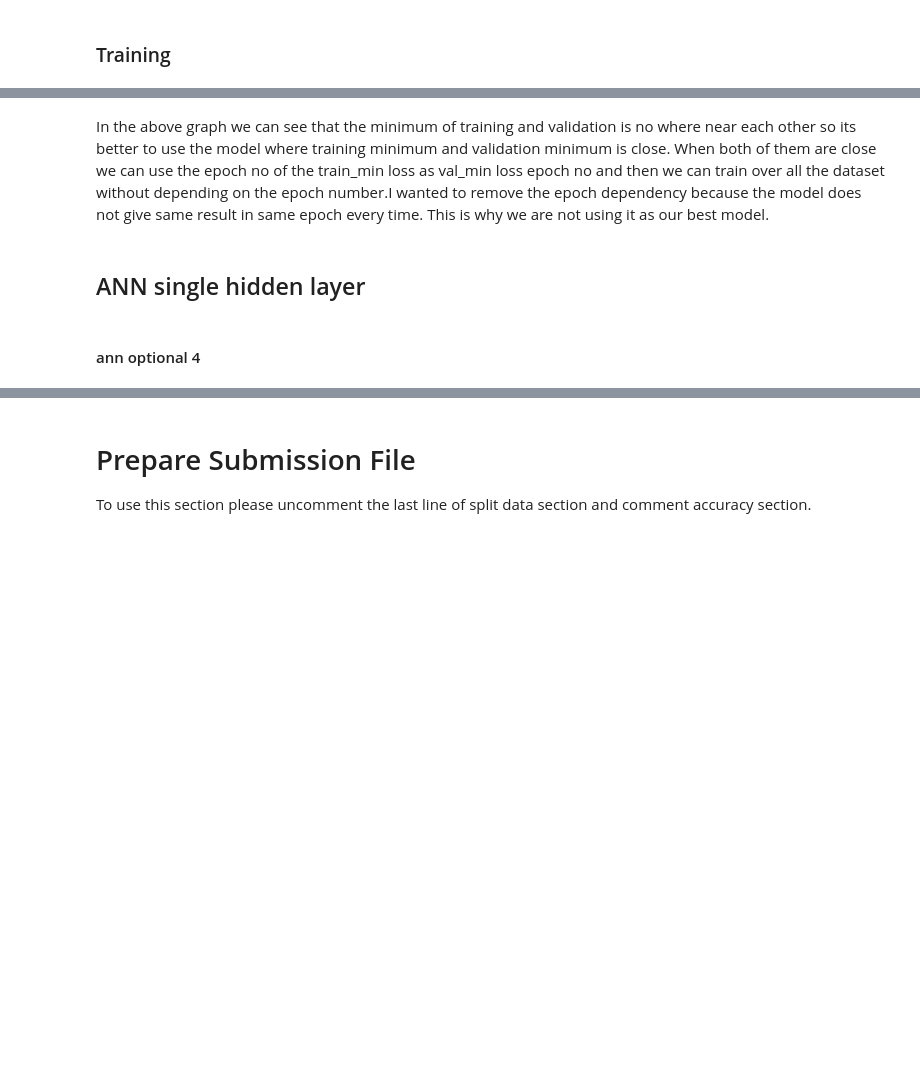
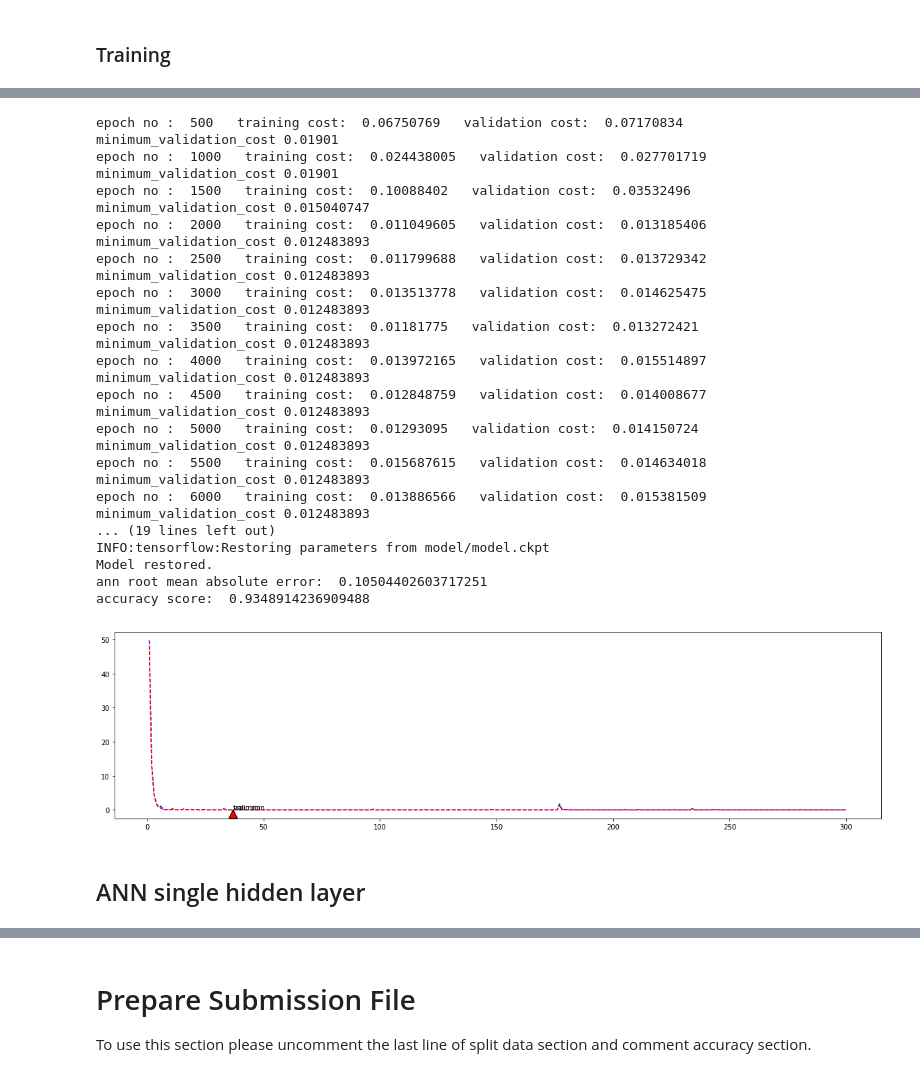
Before and after one commit to navidRashik/House-Prices-Advanced-Regression-Techniques, a Jupyter notebook: house_price.ipynb, the cells around one changed output, grey strips where cells are left out. Drawn from its saved outputs; the diff is of its cells as text; code cells hidden in the pictures; blank space fills up the shorter version.

```diff
--- a/house_price.ipynb
+++ b/house_price.ipynb
@@ -725,7 +733,7 @@ X_train, X_test, y_train, y_test = train_test_split(train_processed,
 prediction_dict = dict()
 submit_prediction_dict = dict()
 
-submit = True
+submit = False
 save_score = False
 
 if submit :
@@ -791,6 +810,6 @@ print('accuracy score: ',  r2_score(np.array(y_test),prediction) )
 # %%
 from sklearn.linear_model import Lasso
-my_model = Lasso(alpha=5e-4, max_iter=50000)
+my_model = Lasso(alpha=5e-3, max_iter=50000)
 
 
 my_model.fit(X_train, y_train)
@@ -801,5 +820,5 @@ if submit:
     submit_prediction = my_model.predict(test_processed)
     submit_prediction_dict['Lasso'] = submit_prediction
 
-print('ann root mean absolute error: ',rmse(y_test, prediction))
+print(' root mean absolute error: ',rmse(y_test, prediction))
 print('accuracy score: ',  r2_score(np.array(y_test),prediction) )
@@ -1340,5 +1473,42 @@ if submit:
-# %% [markdown]
-In the above graph we can see that the minimum of training and validation is no where near each other so its better to use the model where training minimum and validation minimum is close. When both of them are close we can use the epoch no of the train_min loss as val_min loss epoch no and then we can train over all the dataset without depending on the epoch number.I wanted to remove the epoch dependency because the model does not give same result in same epoch every time. This is why we are not using it as our best model.
+# %%
+training_block(X_train,y_train, X_test,y_test)
+prediction = Prediction_block(X_test)
+test_rmse_score, test_r2_score = accuracy(y_test,prediction)
+
+print('ann root mean absolute error: ', test_rmse_score)
+print('accuracy score: ', test_r2_score  )
+learning_curve()
+
+pred_str = 'ANN_lr'+str(learning_rate)+'_beta'+str(beta1)+'-'+str(beta2)+'-'+str(beta3)+'-'+str(beta4)+'_hidden'+str(hidden_1)+'-'+str(hidden_2)+'-'+str(hidden_3)+'-'+str(hidden_4)
+prediction_dict[pred_str] = prediction
+
+if submit:
+    submit_prediction = Prediction_block(test_processed)
+    submit_prediction_dict[pred_str] = submit_prediction
+# Data Save
+if save_score:
+    log_df = pd.read_csv("diffrent_training_results.csv")
+    log_df = log_df.append({'learning_rate' : learning_rate, 'num_steps' : num_steps, 'beta1' : beta1, 'beta2' : beta2, 'beta3' : beta3, 'beta4' : beta4, 'hidden_1' : hidden_1 , 'hidden_2' : hidden_2, 'hidden_3' : hidden_3, 'hidden_4' : hidden_4, 'input_dim' : input_dim , 'test_rmse_score' : test_rmse_score , 'test_r2_score' : test_r2_score}, ignore_index=True)
+    log_df.to_csv("diffrent_training_results.csv", encoding='utf-8',index=False)
+# %% [output]
+epoch no :  500   training cost:  0.06750769   validation cost:  0.07170834     minimum_validation_cost 0.01901
+epoch no :  1000   training cost:  0.024438005   validation cost:  0.027701719     minimum_validation_cost 0.01901
+epoch no :  1500   training cost:  0.10088402   validation cost:  0.03532496     minimum_validation_cost 0.015040747
+epoch no :  2000   training cost:  0.011049605   validation cost:  0.013185406     minimum_validation_cost 0.012483893
+epoch no :  2500   training cost:  0.011799688   validation cost:  0.013729342     minimum_validation_cost 0.012483893
+epoch no :  3000   training cost:  0.013513778   validation cost:  0.014625475     minimum_validation_cost 0.012483893
+epoch no :  3500   training cost:  0.01181775   validation cost:  0.013272421     minimum_validation_cost 0.012483893
+epoch no :  4000   training cost:  0.013972165   validation cost:  0.015514897     minimum_validation_cost 0.012483893
+epoch no :  4500   training cost:  0.012848759   validation cost:  0.014008677     minimum_validation_cost 0.012483893
+epoch no :  5000   training cost:  0.01293095   validation cost:  0.014150724     minimum_validation_cost 0.012483893
+epoch no :  5500   training cost:  0.015687615   validation cost:  0.014634018     minimum_validation_cost 0.012483893
+epoch no :  6000   training cost:  0.013886566   validation cost:  0.015381509     minimum_validation_cost 0.012483893
+... (19 lines left out)
+INFO:tensorflow:Restoring parameters from model/model.ckpt
+Model restored.
+ann root mean absolute error:  0.10504402603717251
+accuracy score:  0.9348914236909488
+[figure, added]
 # %% [markdown]
 ## ANN single hidden layer
 # %%
@@ -1387,5 +1557,3 @@ def miscellaneous_initialization():
 
     # Add ops to save and restore all the variables.
     saver = tf.train.Saver()
-# %% [markdown]
-#### ann optional 4
```
Also changed, not shown: parts of 96 cells of this notebook, 14 other files.
